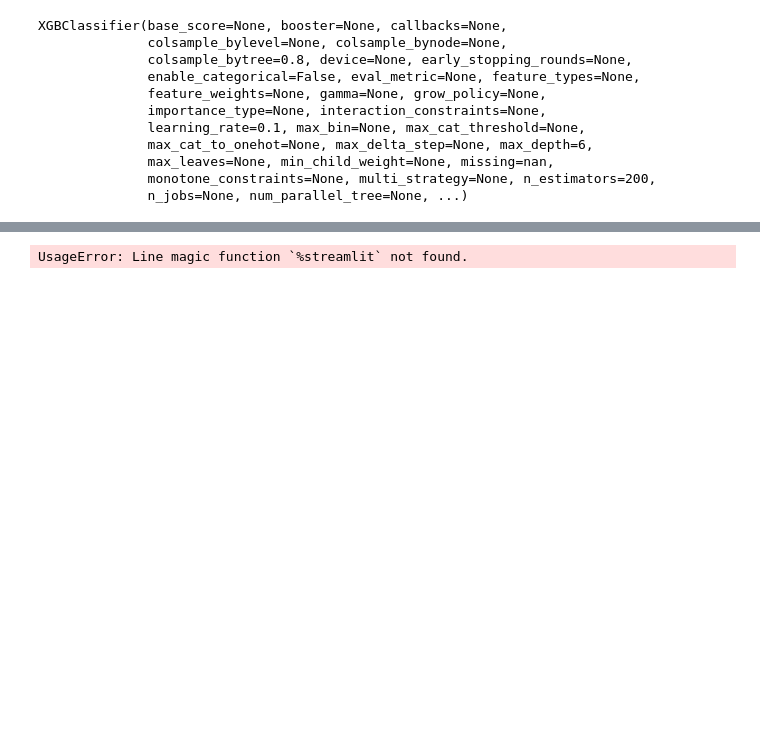
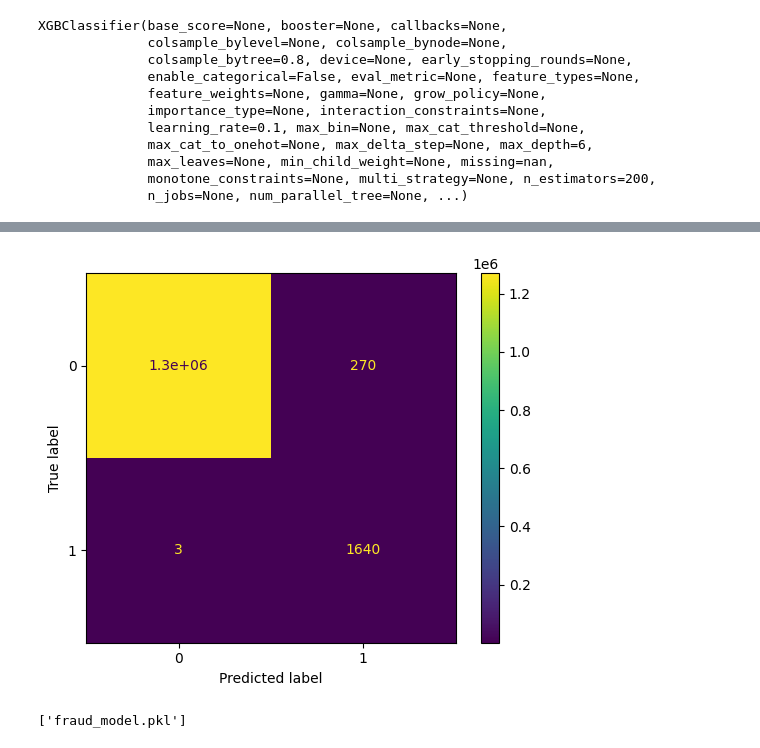
Before and after one commit to shubh229177/Fraud-Detection-System, a Jupyter notebook: System.ipynb, the cells around one changed output, grey strips where cells are left out. Cells and saved outputs as stored; diff of their text form; code cells hidden in the pictures; blank space fills up the shorter version.

```diff
--- a/System.ipynb
+++ b/System.ipynb
@@ -259,5 +260,5 @@ Precision: 0.9328400682982356
 # %%
-y_pred_XG = model_XGB.predict(X_test)[:,1]
+y_pred_XG = model_XGB.predict_proba(X_test)[:,1]
 for t in [0.1,0.2,0.3,0.4,0.5]:
     y_pred_XG = (y_pred_XG > t).astype(int)
     print(f"Threshold: {t}")
@@ -281,3 +300,9 @@ shap.summary_plot(shap_values, X_test[:1000])
 # %%
+ConfusionMatrixDisplay.from_predictions(Y_test, y_pred_XG)
+plt.show()
 # %% [output]
-UsageError: Line magic function `%streamlit` not found.
+[figure, added]
+# %%
+joblib.dump(model_XGB, "fraud_model.pkl")
+# %% [output]
+['fraud_model.pkl']
```
Also changed, not shown: parts of 5 cells of this notebook, 1 other file.
